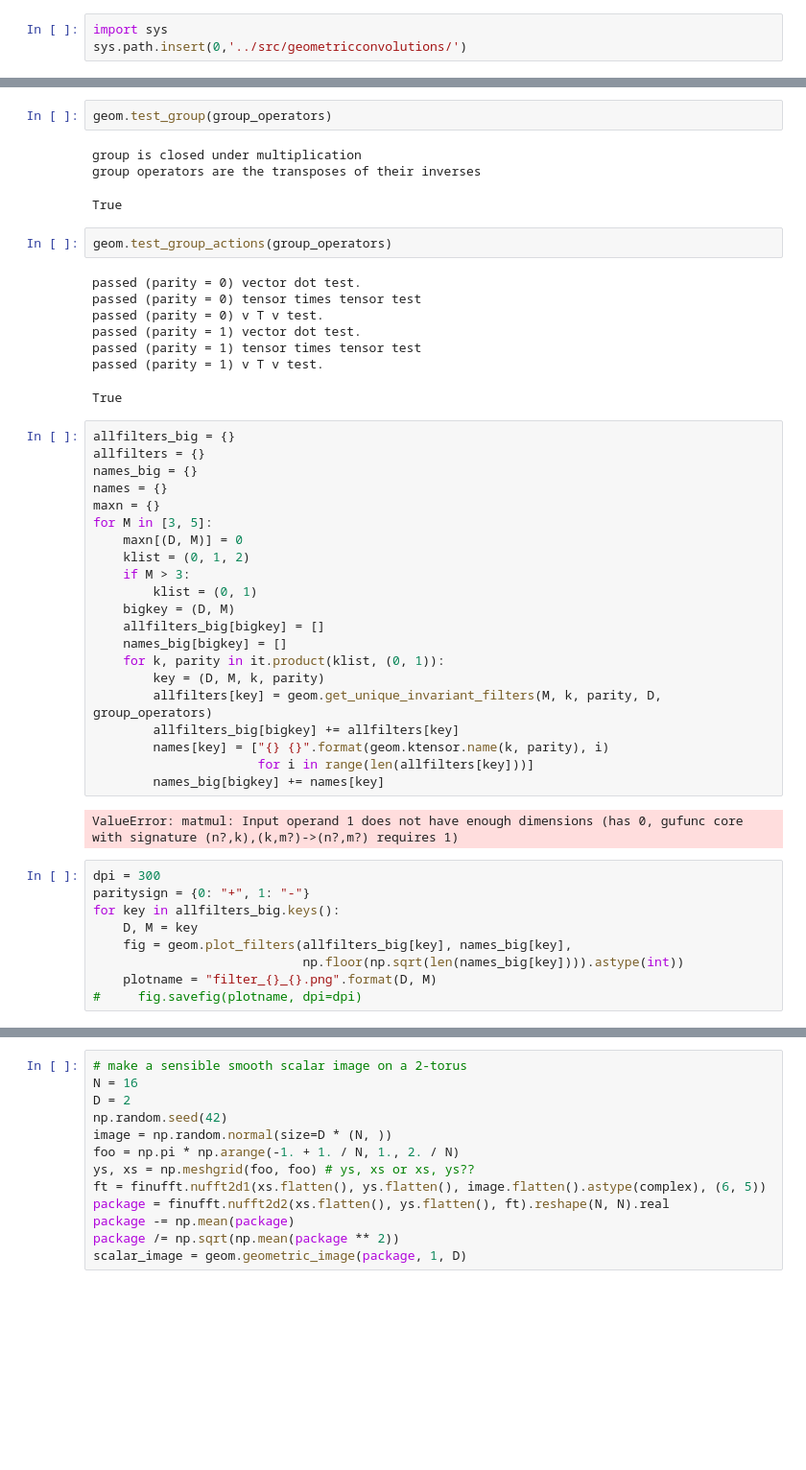
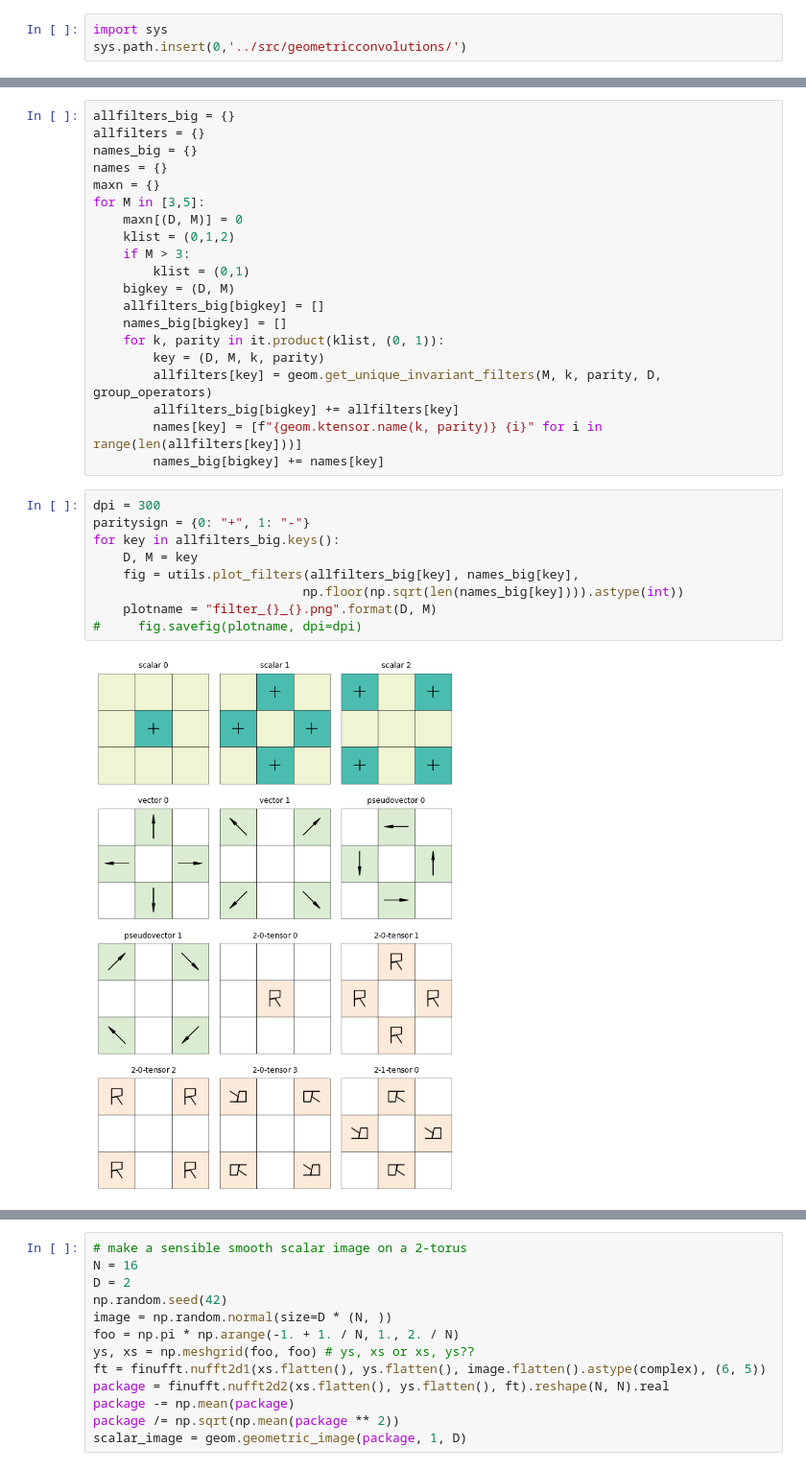
Before and after one commit to WilsonGregory/ginjax, a Jupyter notebook: notebooks/make_figures_for_paper.ipynb, the cells around one changed output, grey strips where cells are left out. Shown at 96% size. Saved outputs shown, nothing was run; the diff lists cells and outputs as text; blank space fills up the shorter version.

Commit message:
updates to jupyter notebook, update plotting utils so they work with new geometric_image

```diff
--- a/notebooks/make_figures_for_paper.ipynb
+++ b/notebooks/make_figures_for_paper.ipynb
@@ -25,30 +28,14 @@ group_operators = geom.make_all_operators(D)
-# %%
-geom.test_group(group_operators)
-# %% [output]
-group is closed under multiplication
-group operators are the transposes of their inverses
-True
-# %%
-geom.test_group_actions(group_operators)
-# %% [output]
-passed (parity = 0) vector dot test.
-passed (parity = 0) tensor times tensor test
-passed (parity = 0) v T v test.
-passed (parity = 1) vector dot test.
-passed (parity = 1) tensor times tensor test
-passed (parity = 1) v T v test.
-True
 # %%
 allfilters_big = {}
 allfilters = {}
 names_big = {}
 names = {}
 maxn = {}
-for M in [3, 5]:
+for M in [3,5]:
     maxn[(D, M)] = 0
-    klist = (0, 1, 2)
+    klist = (0,1,2)
     if M > 3:
-        klist = (0, 1)
+        klist = (0,1)
     bigkey = (D, M)
     allfilters_big[bigkey] = []
     names_big[bigkey] = []
@@ -56,17 +43,16 @@ for M in [3, 5]:
         key = (D, M, k, parity)
         allfilters[key] = geom.get_unique_invariant_filters(M, k, parity, D, group_operators)
         allfilters_big[bigkey] += allfilters[key]
-        names[key] = ["{} {}".format(geom.ktensor.name(k, parity), i)
-                      for i in range(len(allfilters[key]))]
+        names[key] = [f"{geom.ktensor.name(k, parity)} {i}" for i in range(len(allfilters[key]))]
         names_big[bigkey] += names[key]
-# %% [output]
-ValueError: matmul: Input operand 1 does not have enough dimensions (has 0, gufunc core with signature (n?,k),(k,m?)->(n?,m?) requires 1)
 # %%
 dpi = 300
 paritysign = {0: "+", 1: "-"}
 for key in allfilters_big.keys():
     D, M = key
-    fig = geom.plot_filters(allfilters_big[key], names_big[key],
+    fig = utils.plot_filters(allfilters_big[key], names_big[key],
                             np.floor(np.sqrt(len(names_big[key]))).astype(int))
     plotname = "filter_{}_{}.png".format(D, M)
 #     fig.savefig(plotname, dpi=dpi)
+# %% [output]
+[figure, added]
```
Also changed, not shown: parts of 5 cells of this notebook, 4 other files.
